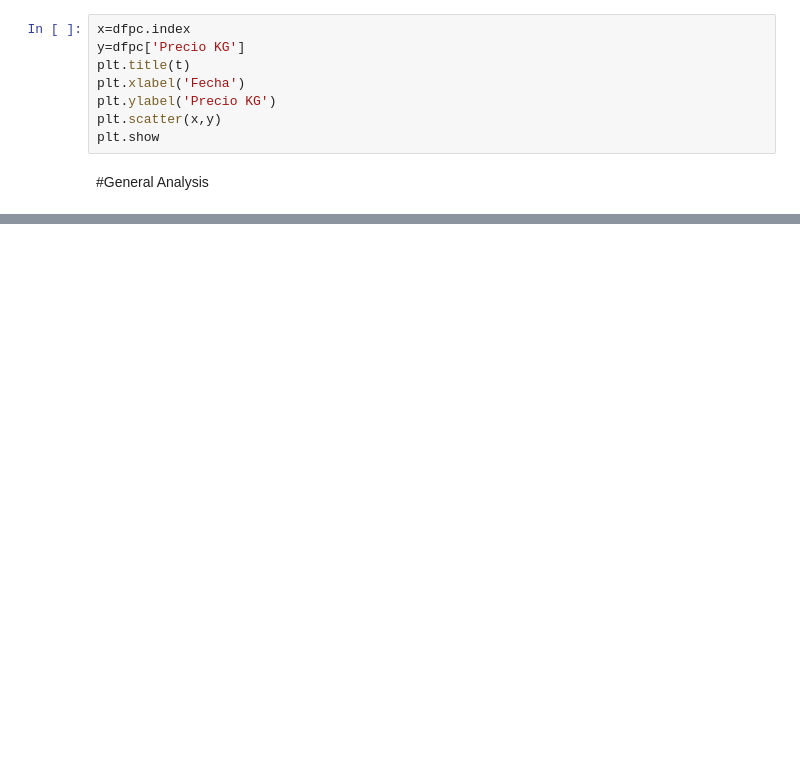
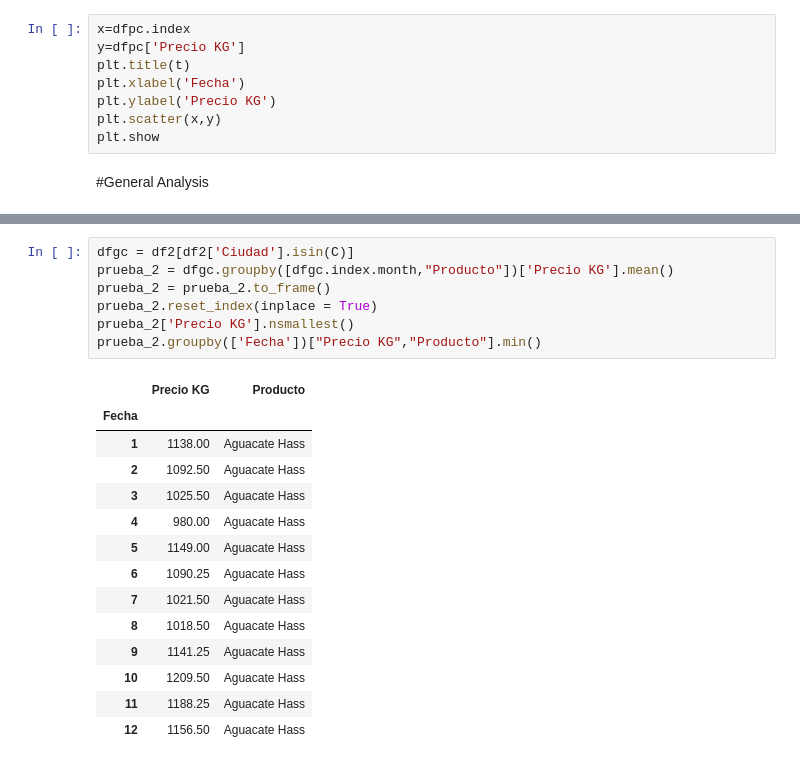
Before and after one commit to RioDeMilo/RETAIL-PRICES-COLOMBIA, a Jupyter notebook: IPC1823.ipynb, the cells around one changed output, grey strips where cells are left out. Saved outputs shown, nothing was run; the diff lists cells and outputs as text; blank space fills up the shorter version.

```diff
--- a/IPC1823.ipynb
+++ b/IPC1823.ipynb
@@ -699,0 +710,22 @@ dfgc.head()
+# %%
+dfgc = df2[df2['Ciudad'].isin(C)]
+prueba_2 = dfgc.groupby([dfgc.index.month,"Producto"])['Precio KG'].mean()
+prueba_2 = prueba_2.to_frame()
+prueba_2.reset_index(inplace = True)
+prueba_2['Precio KG'].nsmallest()
+prueba_2.groupby(['Fecha'])["Precio KG","Producto"].min()
+# %% [output]
+|  | Precio KG | Producto |
+| Fecha |  |  |
+| 1 | 1138.00 | Aguacate Hass |
+| 2 | 1092.50 | Aguacate Hass |
+| 3 | 1025.50 | Aguacate Hass |
+| 4 | 980.00 | Aguacate Hass |
+| 5 | 1149.00 | Aguacate Hass |
+| 6 | 1090.25 | Aguacate Hass |
+| 7 | 1021.50 | Aguacate Hass |
+| 8 | 1018.50 | Aguacate Hass |
+| 9 | 1141.25 | Aguacate Hass |
+| 10 | 1209.50 | Aguacate Hass |
+| 11 | 1188.25 | Aguacate Hass |
+| 12 | 1156.50 | Aguacate Hass |
```
Also changed, not shown: parts of 30 cells of this notebook.
